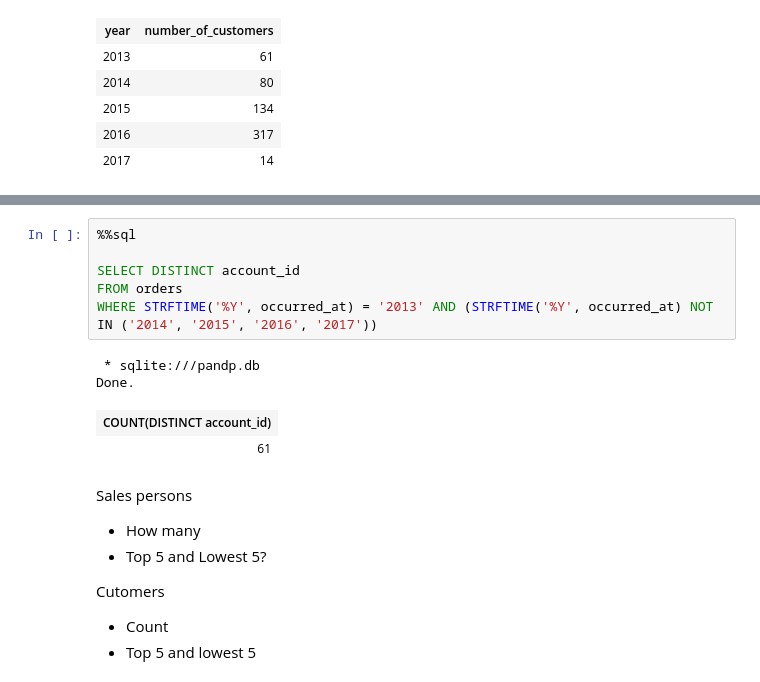
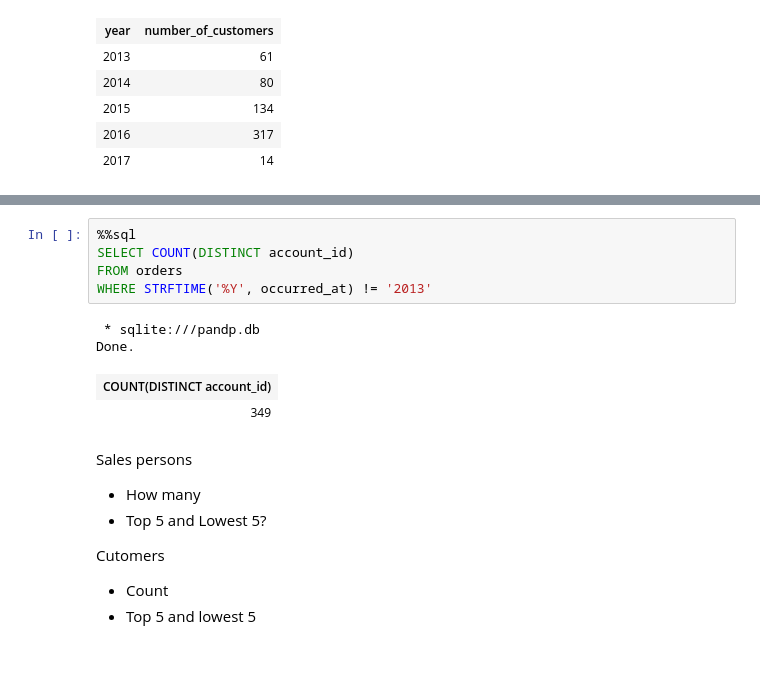
Before and after one commit to BuhariS/Interrogation-of-the-Parch-Posey-Database, a Jupyter notebook: Interrogation of the Parch & Posey Database.ipynb, the cells around one changed output, grey strips where cells are left out. Saved outputs shown, nothing was run; the diff lists cells and outputs as text.

Commit message:
feat: Added count query for attrition

```diff
--- a/Interrogation of the Parch & Posey Database.ipynb
+++ b/Interrogation of the Parch & Posey Database.ipynb
@@ -385,14 +405,13 @@ Done.
 # %%
 %%sql
-
-SELECT DISTINCT account_id
+SELECT COUNT(DISTINCT account_id)
 FROM orders
-WHERE STRFTIME('%Y', occurred_at) = '2013' AND (STRFTIME('%Y', occurred_at) NOT IN ('2014', '2015', '2016', '2017'))
+WHERE STRFTIME('%Y', occurred_at) != '2013'
 # %% [output]
  * sqlite:///pandp.db
 Done.
 | COUNT(DISTINCT account_id) |
-| 61 |
+| 349 |
 # %% [markdown]
 Sales persons
 - How many
```
Also changed, not shown: parts of 1 cell of this notebook.
